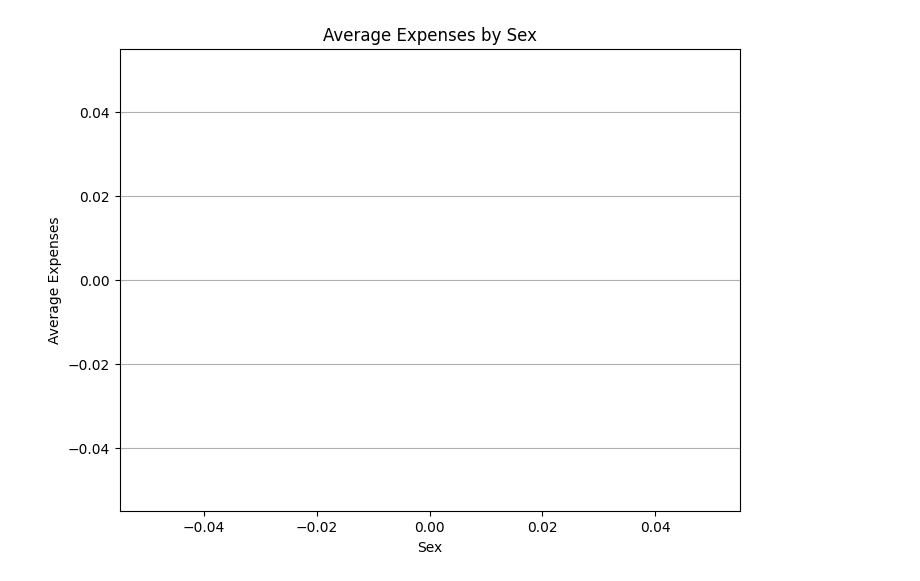
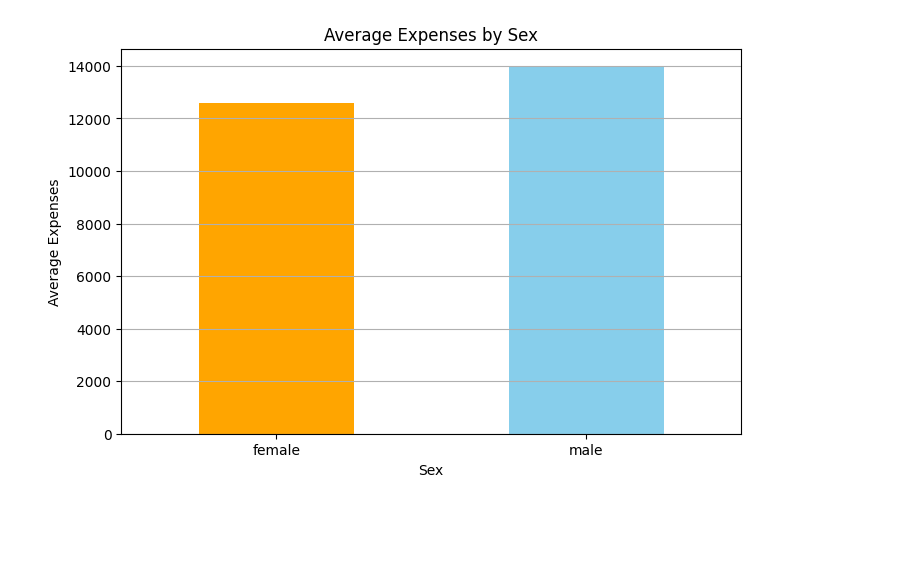
Before and after one commit to agsafronenko/Machine-Learning-Linear-Regression-Health-Costs-Calculator, a Jupyter notebook: FCC_predict_health_costs_with_regression.ipynb, the cells around one changed output. Saved outputs shown, nothing was run; the diff lists cells and outputs as text; code cells hidden in the pictures; blank space fills up the shorter version.

```diff
--- a/FCC_predict_health_costs_with_regression.ipynb
+++ b/FCC_predict_health_costs_with_regression.ipynb
@@ -43,3 +46,5 @@ insurance.csv.4     100%[===================>]  49.09K  --.-KB/s    in 0.004s
 | 1335 | 18 | female | 36.9 | 0 | no | southeast | 1629.83 |
 | 1336 | 21 | female | 25.8 | 0 | no | southwest | 2007.95 |
 | 1337 | 61 | female | 29.1 | 0 | yes | northwest | 29141.36 |
+# %%
+data_for_visual_analysis = dataset.copy()
@@ -46,13 +53,15 @@ insurance.csv.4     100%[===================>]  49.09K  --.-KB/s    in 0.004s
 # %%
 # Age groups
+
 bins = [0, 20, 30, 40, 50, 60, 70, 80]
-labels = ['0-20', '21-30', '31-40', '41-50', '51-60', '61-70', '71-80']
-dataset['age_group'] = pd.cut(dataset['age'], bins=bins, labels=labels, right=False)
+labels = ['0-20', '21-30', '31-40', '41-50', '51-60', '61-70', '71-100']
+data_for_visual_analysis['age_group'] = pd.cut(data_for_visual_analysis['age'], bins=bins, labels=labels)
+
 
 # Bar plot of Average Expenses by Age Group
-average_expenses_age_group = dataset.groupby('age_group')['expenses'].mean().reset_index()
 
-plt.figure(figsize=(10, 6))
+average_expenses_age_group = data_for_visual_analysis.groupby('age_group')['expenses'].mean().reset_index()
+plt.figure(figsize=(8, 5))
 plt.bar(average_expenses_age_group['age_group'], average_expenses_age_group['expenses'], color='orange')
 plt.title('Average Expenses by Age Group')
 plt.xlabel('Age Group')
@@ -64,14 +73,14 @@ plt.show()
 # %%
 # Bar plot of Average Expenses by Sex
-average_expenses_sex = dataset.groupby('sex')['expenses'].mean().reset_index()
-average_expenses_sex['sex'] = average_expenses_sex['sex'].map({0: 'Male', 1: 'Female'})
 
-plt.figure(figsize=(8, 6))
-plt.bar(average_expenses_sex['sex'], average_expenses_sex['expenses'], color='lightgreen')
+expenses_by_sex = data_for_visual_analysis.groupby('sex')['expenses'].mean()
+plt.figure(figsize=(8, 5))
+expenses_by_sex.plot(kind='bar', color=['orange', 'skyblue'])
 plt.title('Average Expenses by Sex')
 plt.xlabel('Sex')
 plt.ylabel('Average Expenses')
+plt.xticks(rotation=0)
 plt.grid(axis='y')
 plt.show()
 # %% [output]
-[figure, old version]
+[figure, new version]
```
Also changed, not shown: parts of 16 cells of this notebook.
